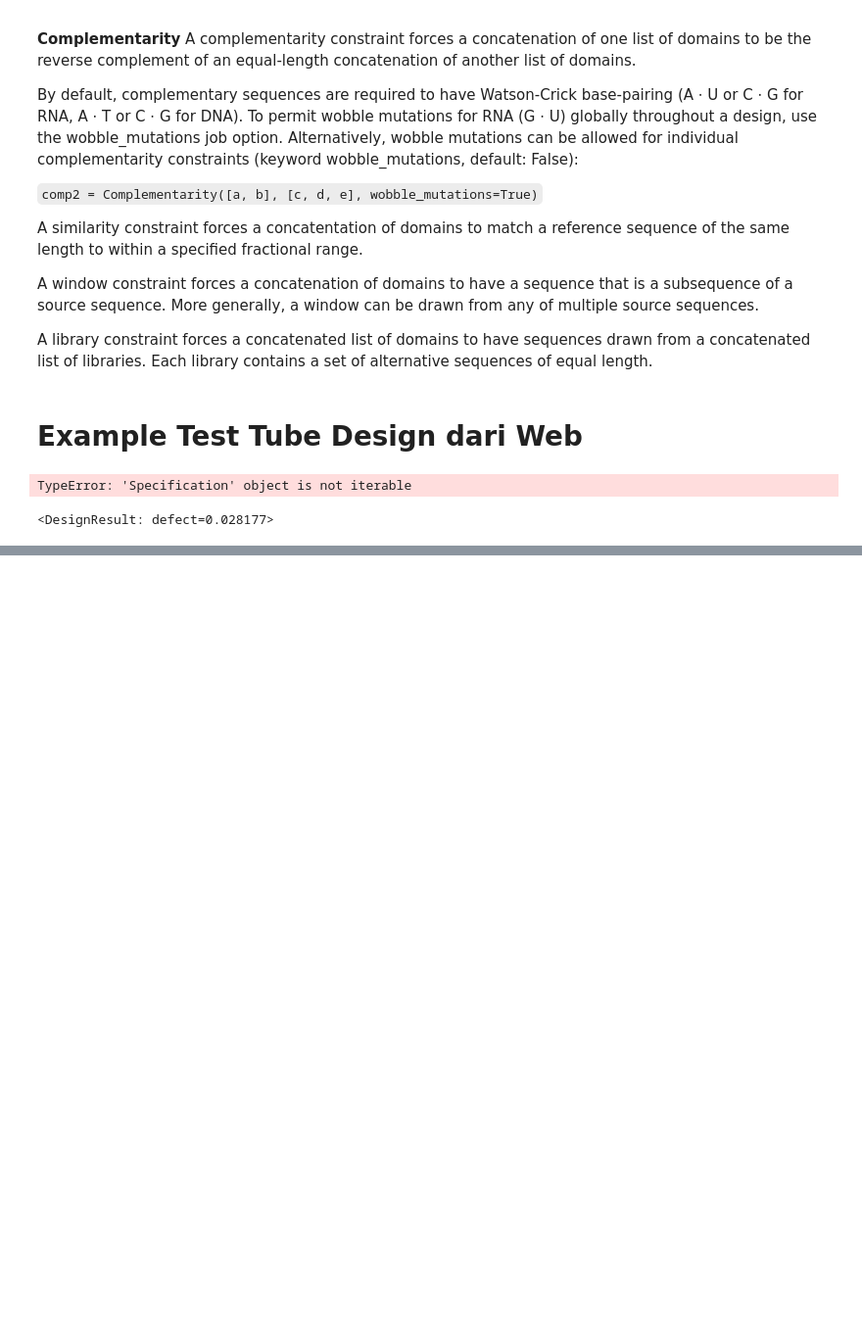
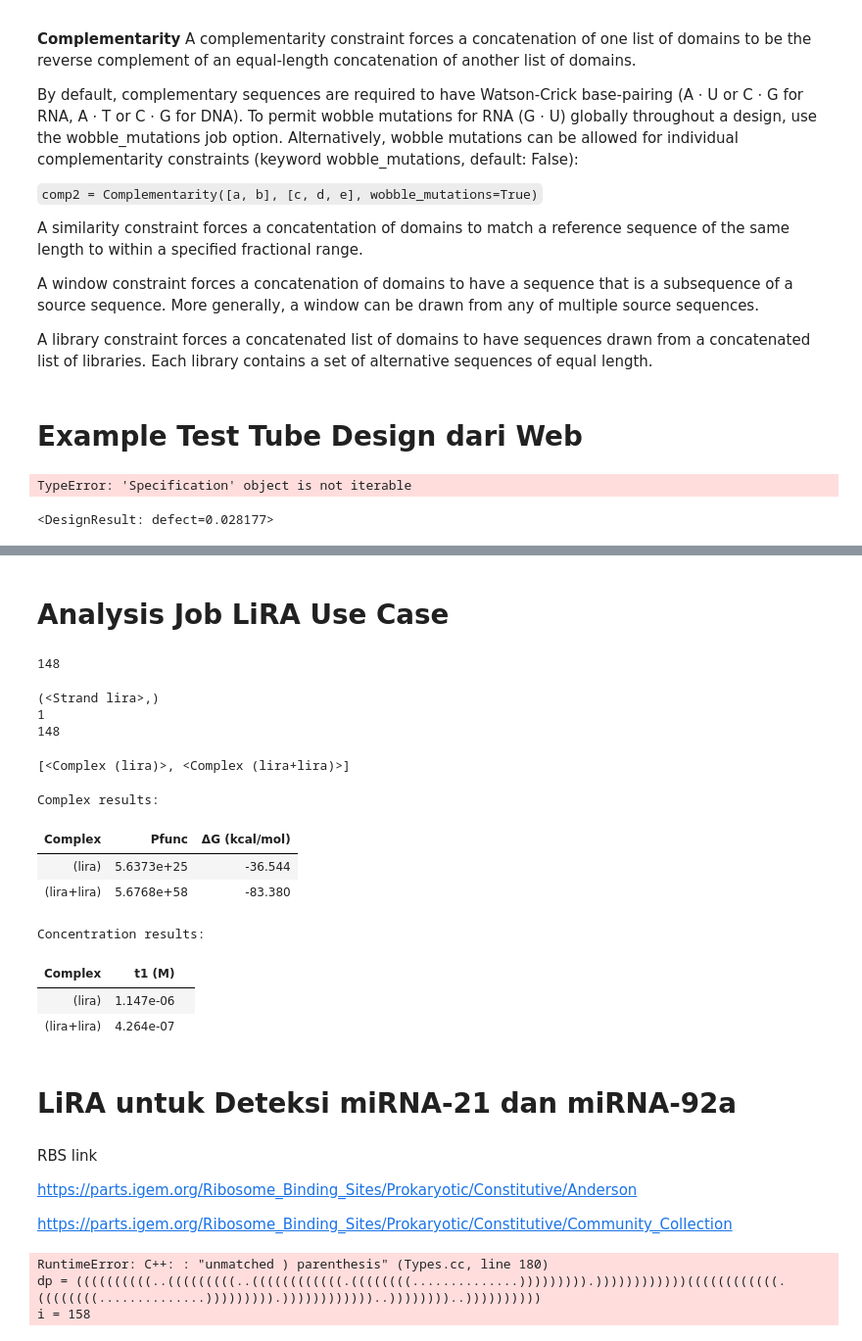
Before and after one commit to iGEM-UGM/iGEM-UGM-drylab, a Jupyter notebook: test-tube.ipynb, the cells around one changed output, grey strips where cells are left out. Shown at 98% size. Drawn from its saved outputs; the diff is of its cells as text; code cells hidden in the pictures; blank space fills up the shorter version.

Commit message:
trial on target structure from sofyan

```diff
--- a/test-tube.ipynb
+++ b/test-tube.ipynb
@@ -478,3 +478,42 @@ my_result
 ![image.png](attachment:5222e481-02b3-4e70-8914-315aa53f12d2.png)
 # %% [markdown]
 ![image.png](attachment:58cf96f5-480d-42bb-95cf-494273e32d43.png)
+# %% [markdown]
+# Analysis Job LiRA Use Case
+# %%
+import nupack
+from nupack import *
+lira = Strand('TCATTACACATCTCCTGGGCACAAGCATCAACATCAGTCTGATAAGCTATTGAGTATTGTGCATACAATACACAGGCCGGGACAAGTGCAATACTGTCCGTTGTATAGAGGAGATGACAAATGAAATAACCTGGCGGCAGCGCAAAAG', name = 'lira')
+# %%
+lira.nt()
+# %% [output]
+148
+# %%
+c1 = Complex([lira])
+print(c1.strands)
+print(c1.nstrands())
+print(c1.nt())
+# %% [output]
+(<Strand lira>,)
+1
+148
+# %%
+t1 = Tube(strands={lira: 2e-6}, complexes=SetSpec(max_size=2), name='t1')
+t1.complexes
+# %% [output]
+[<Complex (lira)>, <Complex (lira+lira)>]
+# %%
+model1 = Model()
+tube_results = tube_analysis(tubes=[t1], model=model1)
+tube_results
+# %% [output]
+Complex results:
+| Complex | Pfunc | ΔG (kcal/mol) |
+| (lira) | 5.6373e+25 | -36.544 |
+| (lira+lira) | 5.6768e+58 | -83.380 |
+Concentration results:
+| Complex | t1 (M) |  |
+| (lira) | 1.147e-06 |  |
+| (lira+lira) | 4.264e-07 |  |
+# %% [markdown]
+# LiRA untuk Deteksi miRNA-21 dan miRNA-92a
@@ -480,0 +543,7 @@ my_result
+# %% [markdown]
+
+RBS link
+
+https://parts.igem.org/Ribosome_Binding_Sites/Prokaryotic/Constitutive/Anderson
+
+https://parts.igem.org/Ribosome_Binding_Sites/Prokaryotic/Constitutive/Community_Collection
@@ -480,0 +559,17 @@ my_result
+# %%
+
+
+# target tubes: complex
+# target structure: miRNA + liRA
+# target complex : 4 (92+liRA, 21+liRA, 92+21+liRA, liRA)
+cstickfigure = TargetComplex([sa],
+                             '((((((((((..(((((((((..((((((((((((.((((((((..............))))))))).))))))))))))((((((((((((.((((((((..............))))))))).))))))))))))..))))))))..))))))))))',
+                             name = 'cstickfigure')
+cs = TargetComplex([sa], name = 'cs')
+# target tube,  on target complexes, off target complexes
+tfigure = TargetTube(on_targets={cstickfigure: 2e-6}, name='tfigure',
+    off_targets=SetSpec(max_size=4))
+# %% [output]
+RuntimeError: C++: : "unmatched ) parenthesis" (Types.cc, line 180)
+dp = ((((((((((..(((((((((..((((((((((((.((((((((..............))))))))).))))))))))))((((((((((((.((((((((..............))))))))).))))))))))))..))))))))..))))))))))
+i = 158
```
Also changed, not shown: parts of 2 cells of this notebook.
